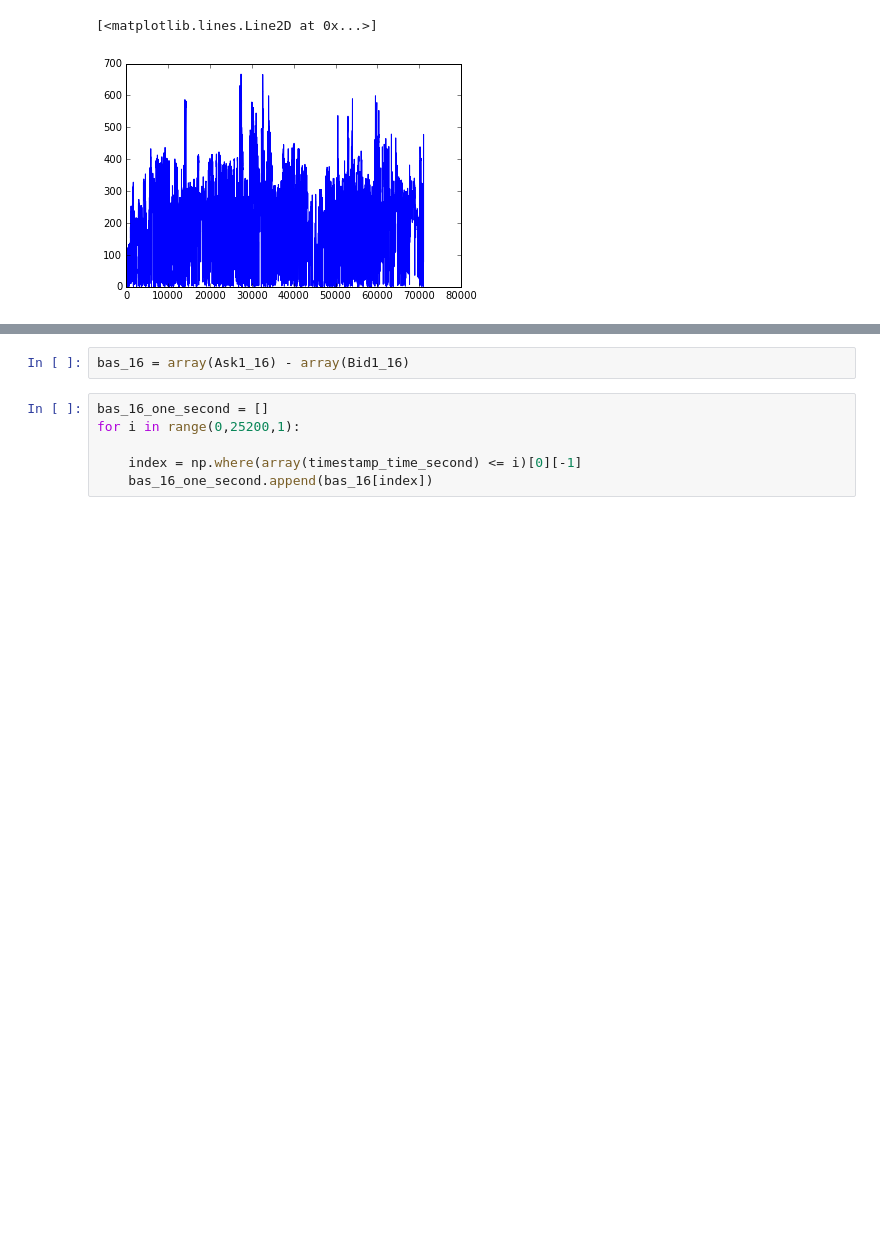
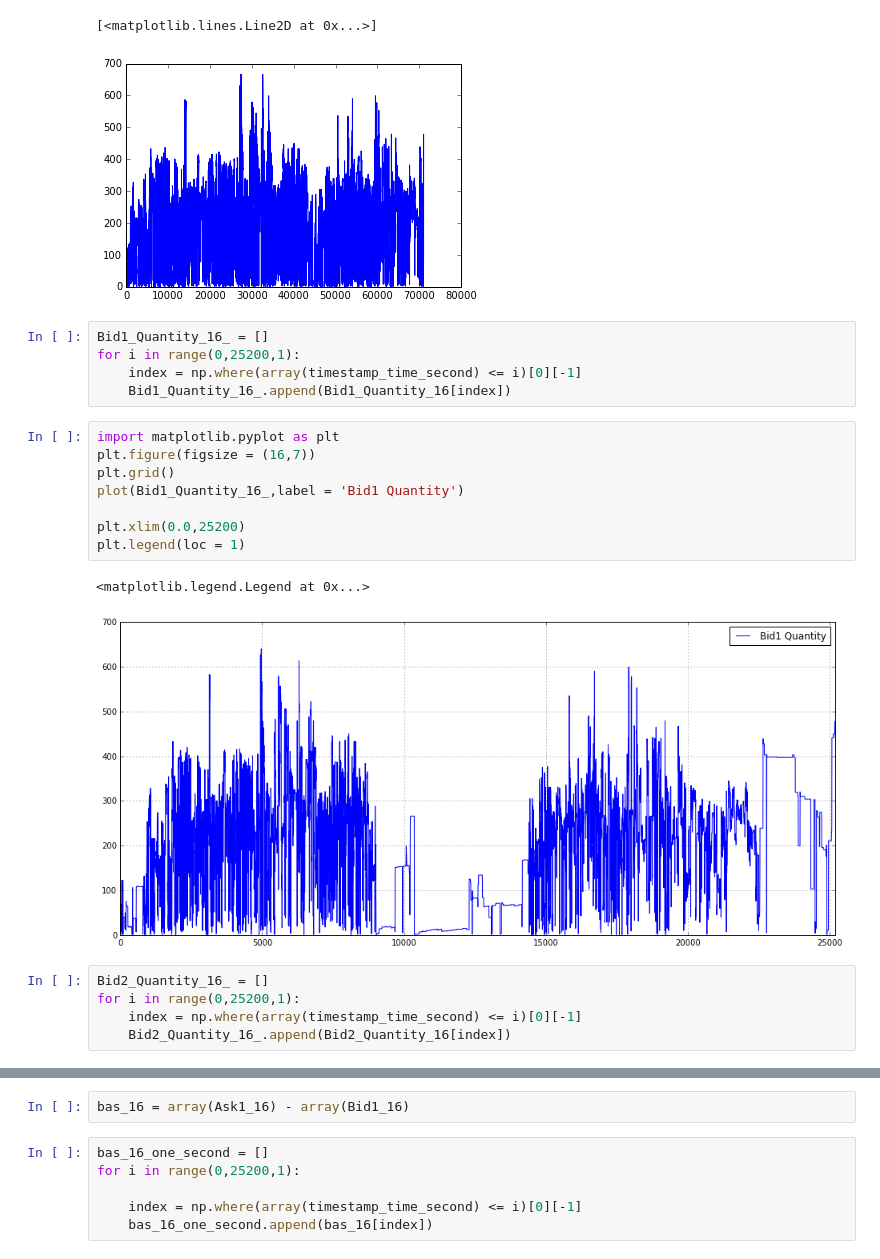
Before and after one commit to rorysroes/SGX-Full-OrderBook-Tick-Data-Trading-Strategy, a Jupyter notebook: strategy/back_testing.ipynb, the cells around one changed output, grey strips where cells are left out. Drawn from its saved outputs; the diff is of its cells as text; blank space fills up the shorter version.

```diff
--- a/strategy/back_testing.ipynb
+++ b/strategy/back_testing.ipynb
@@ -137,3 +137,24 @@ plot(Bid1_Quantity_16)
 # %% [output]
 [<matplotlib.lines.Line2D at 0x...>]
 [figure]
+# %%
+Bid1_Quantity_16_ = []
+for i in range(0,25200,1):
+    index = np.where(array(timestamp_time_second) <= i)[0][-1]
+    Bid1_Quantity_16_.append(Bid1_Quantity_16[index])
+# %%
+import matplotlib.pyplot as plt
+plt.figure(figsize = (16,7))
+plt.grid()
+plot(Bid1_Quantity_16_,label = 'Bid1 Quantity')
+
+plt.xlim(0.0,25200)
+plt.legend(loc = 1)
+# %% [output]
+<matplotlib.legend.Legend at 0x...>
+[figure, added]
+# %%
+Bid2_Quantity_16_ = []
+for i in range(0,25200,1):
+    index = np.where(array(timestamp_time_second) <= i)[0][-1]
+    Bid2_Quantity_16_.append(Bid2_Quantity_16[index])
```
Also changed, not shown: parts of 9 cells of this notebook.
